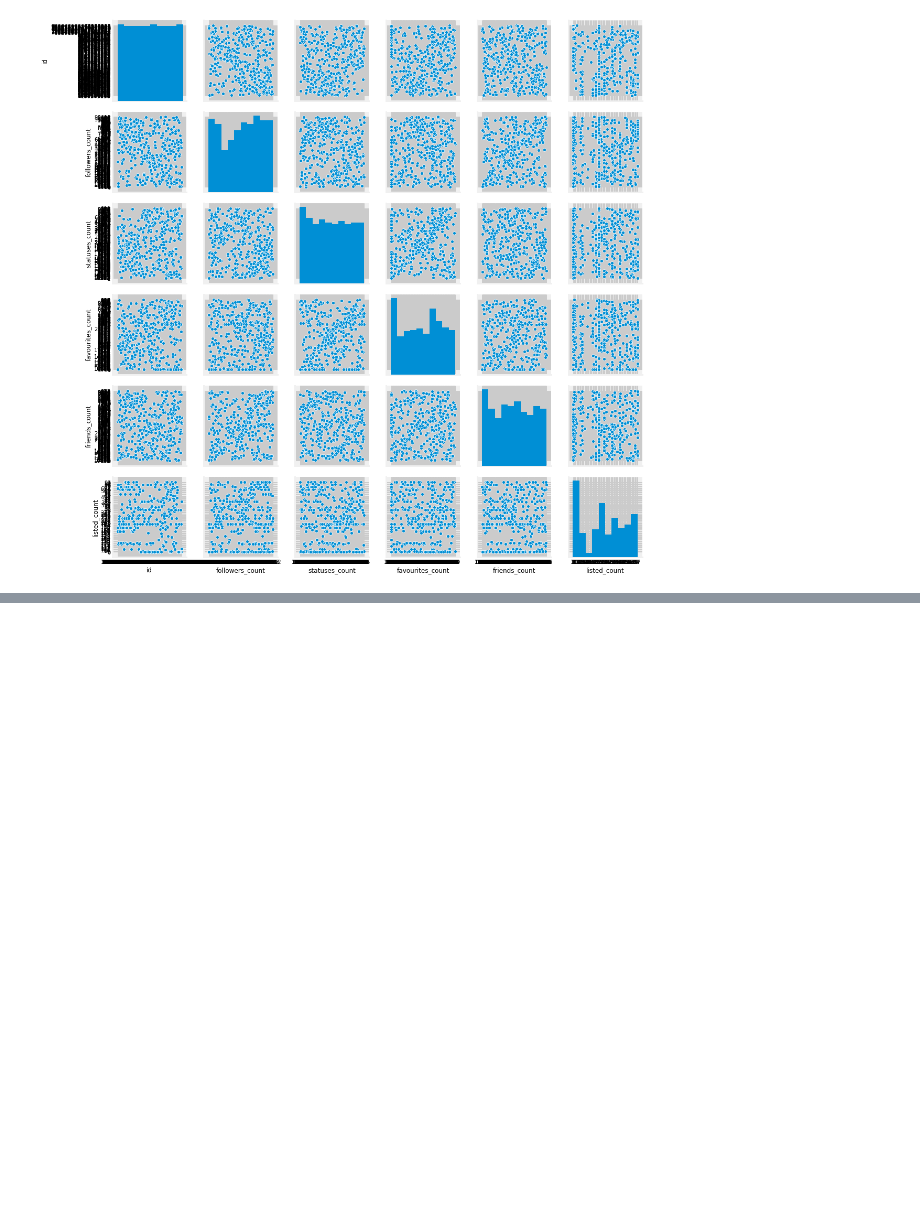
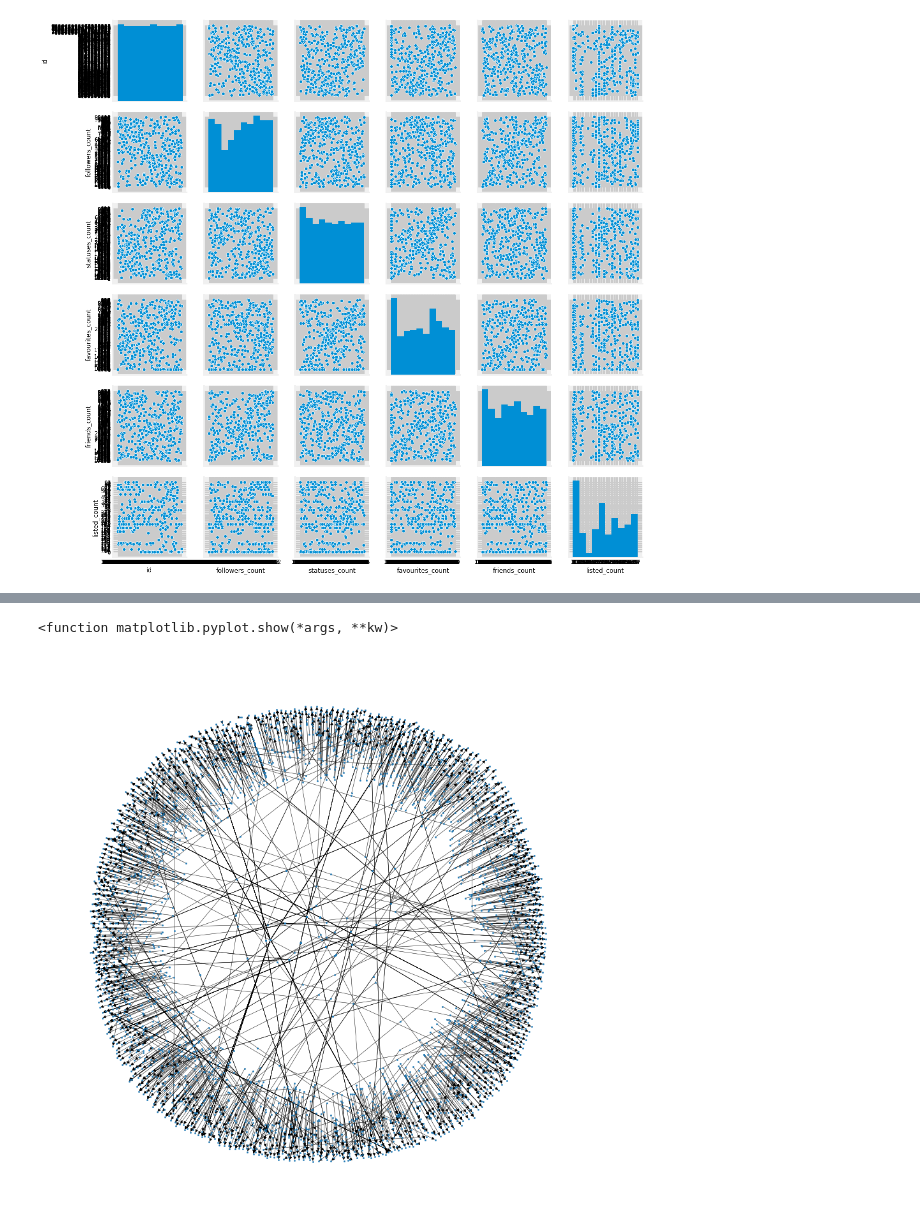
Before and after one commit to jk7716/ZBGMMFUKJK, a Jupyter notebook: Povezave med uporabniki.ipynb, the cells around one changed output, grey strips where cells are left out. Drawn from its saved outputs; the diff is of its cells as text; code cells hidden in the pictures; blank space fills up the shorter version.

```diff
--- a/Povezave med uporabniki.ipynb
+++ b/Povezave med uporabniki.ipynb
@@ -52 +114,8 @@ for i in retweeted_df.values:
+# %%
+plt.figure(3, figsize=(12, 12))
+nx.draw(G, pos=nx.spring_layout(G), with_labels=False, node_size=5, width=0.5)
+plt.show
+# %% [output]
+<function matplotlib.pyplot.show(*args, **kw)>
+[figure, added]
 # %%
```
Also changed, not shown: parts of 25 cells of this notebook, 2 other files.
